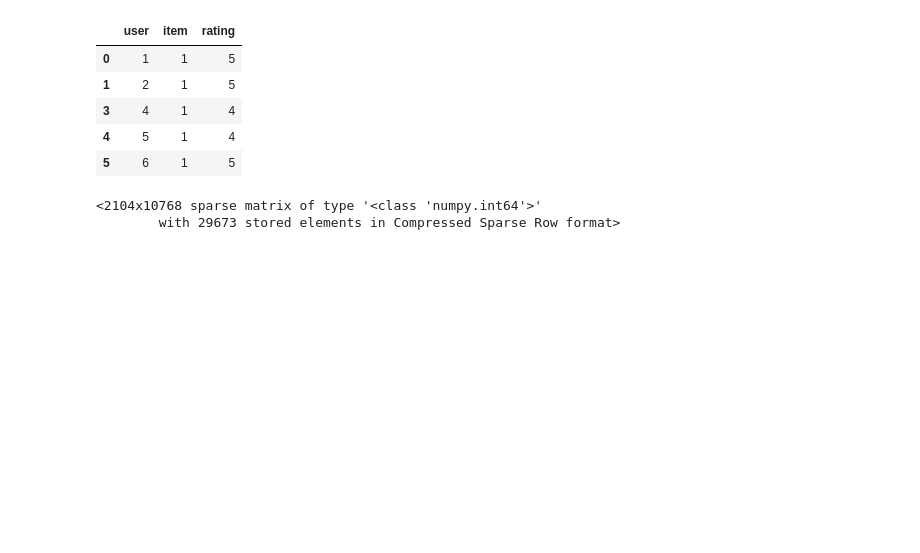
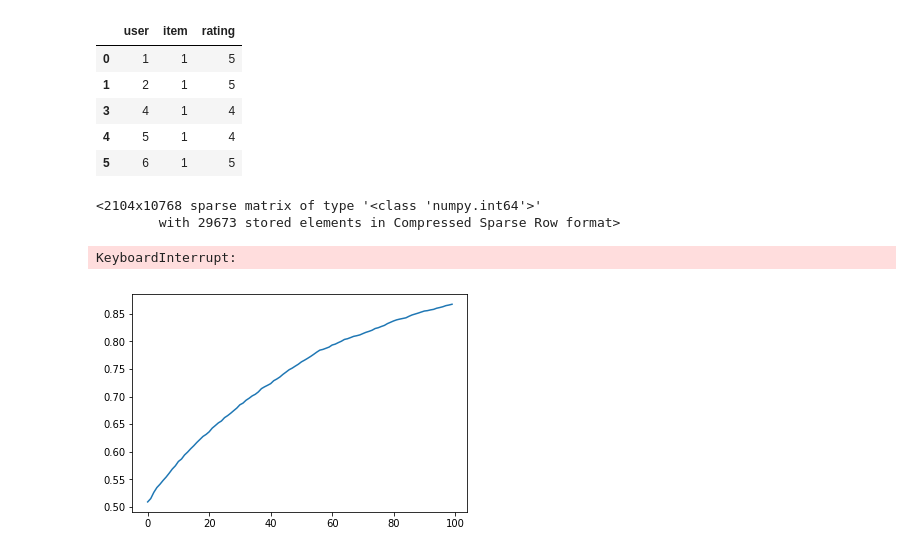
Before and after one commit to payoj21/social-network-recommender-system, a Jupyter notebook: SBPR1.ipynb, the cells around one changed output. Cells and saved outputs as stored; diff of their text form; code cells hidden in the pictures; blank space fills up the shorter version.

```diff
--- a/SBPR1.ipynb
+++ b/SBPR1.ipynb
@@ -376,8 +408,10 @@ sbpr1_params = {'reg_u': 0.025,
                 'reg_i': 0.025,
                 'reg_k' : 0.025,
                 'reg_j' : 0.025,
-                'learning_rate': 0.1,
-                'n_iters': 100,
+                'learning_rate': 0.3,
+                'n_iters': 70,
                 'n_factors': 10}
 sbpr1 = SBPR1(**sbpr1_params)
 sbpr1.fit(X_train, sampler)
+# %% [output]
+KeyboardInterrupt:
@@ -416,5 +418,8 @@ def auc_score(model, ratings):
 # %%
 from matplotlib import pyplot as plt
 auc = sbpr1.auc_scores
-x = range(5)
+x = range(len(auc))
 plt.plot(x,auc)
+plt.savefig(file_dir+'plots/SBPR1/epoch100.jpg')
+# %% [output]
+[figure, added]
```
Also changed, not shown: parts of 2 cells of this notebook, 2 other files.
